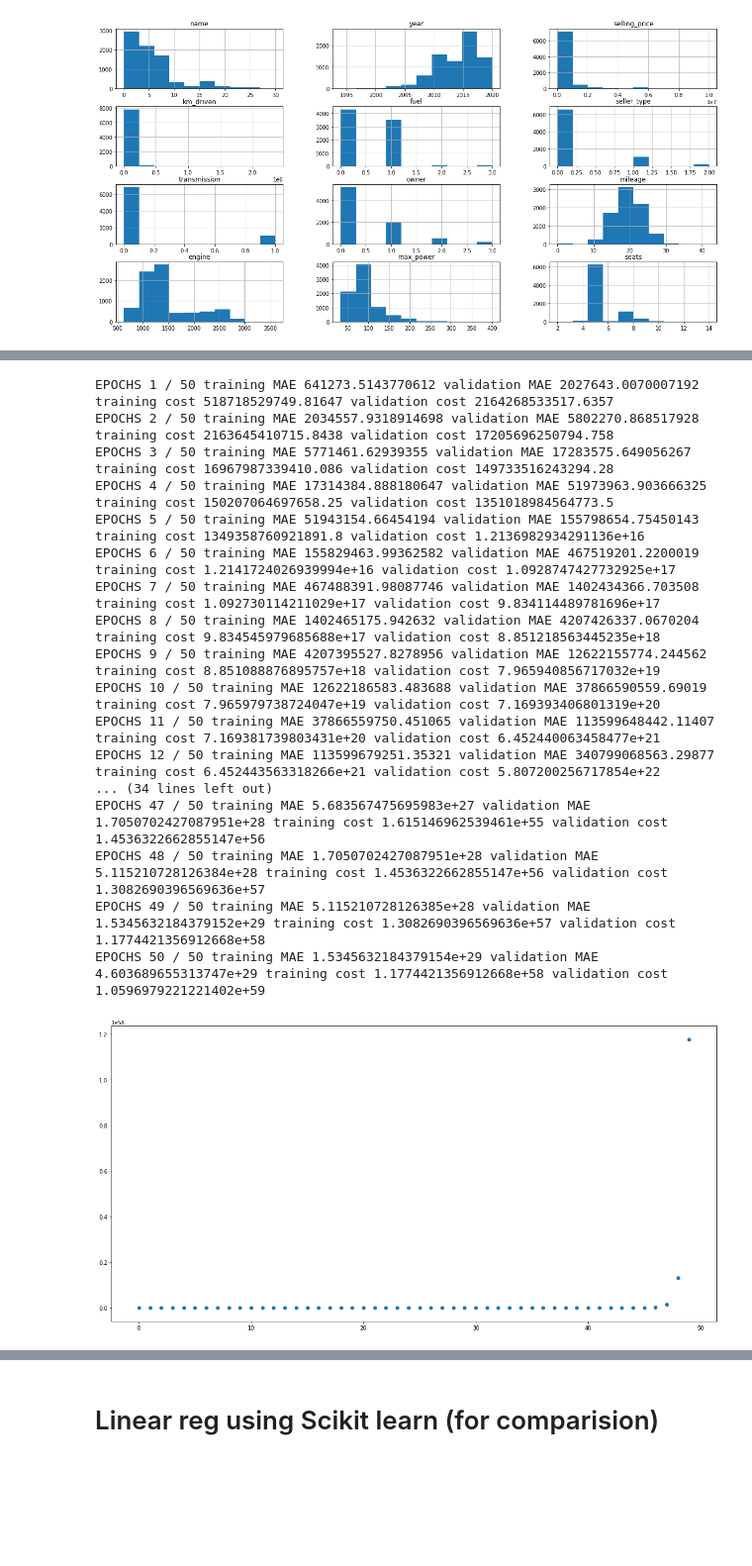
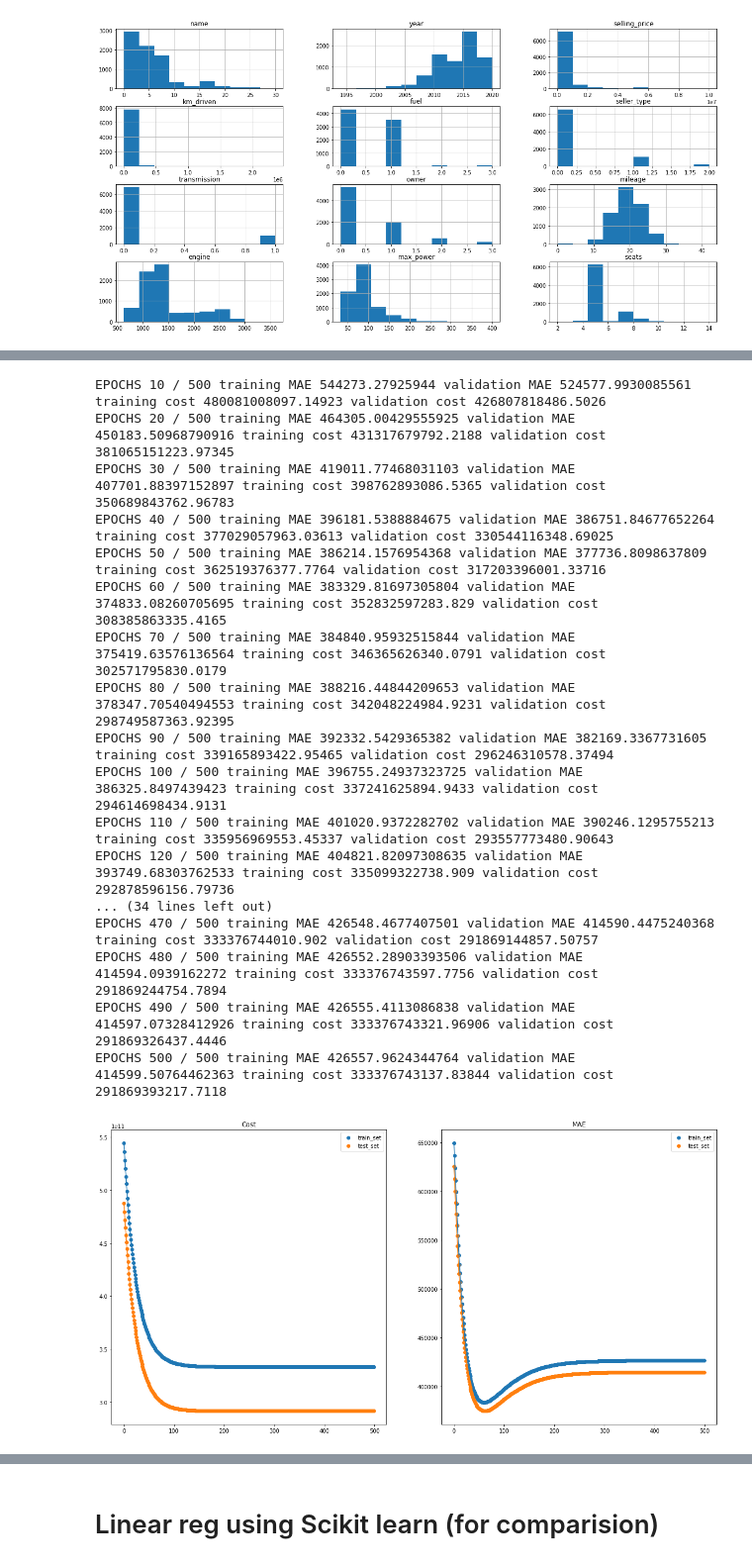
Before and after one commit to sreeharshaparuchur1/neuralNets, a Jupyter notebook: Linear Regression/linearRegression_carPrices.ipynb, the cells around one changed output, grey strips where cells are left out. Shown at 99% size. Drawn from its saved outputs; the diff is of its cells as text; code cells hidden in the pictures; blank space fills up the shorter version.

Commit message:
Added graphs

```diff
--- a/Linear Regression/linearRegression_carPrices.ipynb
+++ b/Linear Regression/linearRegression_carPrices.ipynb
@@ -9,7 +9,7 @@ import seaborn as sn
 from pylab import rcParams
 rcParams['figure.figsize'] = 20, 10
 # %%
-CAR_DATASET_PATH = "/car_price.csv"
+CAR_DATASET_PATH = "/content/car_price.csv"
 car_df = pd.read_csv(CAR_DATASET_PATH)
 car_df.head(10)
 # %% [output]
@@ -235,15 +229,34 @@ array([[<matplotlib.axes._subplots.AxesSubplot object at 0x...>,
 fig, ax = plt.subplots(4,3)
 
 ax[0,0].scatter([car_df["year"]], car_df["selling_price"])
+ax[0,0].title.set_text('Year')
+
 ax[0,1].scatter([car_df["km_driven"]], car_df["selling_price"])
+ax[0,1].title.set_text('km_driven')
+
 ax[0,2].scatter([car_df["fuel"]], car_df["selling_price"])
+ax[0,2].title.set_text('fuel')
+
 ax[1,0].scatter([car_df["engine"]], car_df["selling_price"])
+ax[1,0].title.set_text('engine')
+
 ax[1,1].scatter([car_df["max_power"]], car_df["selling_price"])
+ax[1,1].title.set_text('max_power')
+
 ax[1,2].scatter([car_df["seller_type"]], car_df["selling_price"])
+ax[1,2].title.set_text('seller_type')
+
 ax[2,0].scatter([car_df["owner"]], car_df["selling_price"])
+ax[2,0].title.set_text('owner')
+
 ax[2,1].scatter([car_df["name"]], car_df["selling_price"])
+ax[2,1].title.set_text('name')
+
 ax[2,2].scatter([car_df["seats"]], car_df["selling_price"])
-ax[3,0].scatter([car_df["mileage"]], car_df["selling_price"])
+ax[2,2].title.set_text('seats')
+
+ax[3,1].scatter([car_df["mileage"]], car_df["selling_price"])
+ax[3,1].title.set_text('mileage')
 
 plt.figure(figsize=(50,50))
 fig.show()
@@ -369,25 +412,27 @@ class MyLinearReg:
 # %%
  linearReg = MyLinearReg()
-slope, coeff = linearReg.fit(x_train.T, y_train, x_test.T, y_test, 1, 50)
+ LEARNING_RATE = 0.01
+ EPOCHS = 500 # looking at the graph 50 - 100 would be a good value to choose
+slope, coeff = linearReg.fit(x_train.T, y_train, x_test.T, y_test, LEARNING_RATE, EPOCHS)
 # %% [output]
-EPOCHS 1 / 50 training MAE 641273.5143770612 validation MAE 2027643.0070007192 training cost 518718529749.81647 validation cost 2164268533517.6357
-EPOCHS 2 / 50 training MAE 2034557.9318914698 validation MAE 5802270.868517928 training cost 2163645410715.8438 validation cost 17205696250794.758
-EPOCHS 3 / 50 training MAE 5771461.62939355 validation MAE 17283575.649056267 training cost 16967987339410.086 validation cost 149733516243294.28
-EPOCHS 4 / 50 training MAE 17314384.888180647 validation MAE 51973963.903666325 training cost 150207064697658.25 validation cost 1351018984564773.5
-EPOCHS 5 / 50 training MAE 51943154.66454194 validation MAE 155798654.75450143 training cost 1349358760921891.8 validation cost 1.2136982934291136e+16
-EPOCHS 6 / 50 training MAE 155829463.99362582 validation MAE 467519201.2200019 training cost 1.2141724026939994e+16 validation cost 1.0928747427732925e+17
-EPOCHS 7 / 50 training MAE 467488391.98087746 validation MAE 1402434366.703508 training cost 1.092730114211029e+17 validation cost 9.834114489781696e+17
-EPOCHS 8 / 50 training MAE 1402465175.942632 validation MAE 4207426337.0670204 training cost 9.834545979685688e+17 validation cost 8.851218563445235e+18
-EPOCHS 9 / 50 training MAE 4207395527.8278956 validation MAE 12622155774.244562 training cost 8.851088876895757e+18 validation cost 7.965940856717032e+19
-EPOCHS 10 / 50 training MAE 12622186583.483688 validation MAE 37866590559.69019 training cost 7.965979738724047e+19 validation cost 7.169393406801319e+20
-EPOCHS 11 / 50 training MAE 37866559750.451065 validation MAE 113599648442.11407 training cost 7.169381739803431e+20 validation cost 6.452440063458477e+21
-EPOCHS 12 / 50 training MAE 113599679251.35321 validation MAE 340799068563.29877 training cost 6.452443563318266e+21 validation cost 5.807200256717854e+22
+EPOCHS 10 / 500 training MAE 544273.27925944 validation MAE 524577.9930085561 training cost 480081008097.14923 validation cost 426807818486.5026
+EPOCHS 20 / 500 training MAE 464305.00429555925 validation MAE 450183.50968790916 training cost 431317679792.2188 validation cost 381065151223.97345
+EPOCHS 30 / 500 training MAE 419011.77468031103 validation MAE 407701.88397152897 training cost 398762893086.5365 validation cost 350689843762.96783
+EPOCHS 40 / 500 training MAE 396181.5388884675 validation MAE 386751.84677652264 training cost 377029057963.03613 validation cost 330544116348.69025
+EPOCHS 50 / 500 training MAE 386214.1576954368 validation MAE 377736.8098637809 training cost 362519376377.7764 validation cost 317203396001.33716
+EPOCHS 60 / 500 training MAE 383329.81697305804 validation MAE 374833.08260705695 training cost 352832597283.829 validation cost 308385863335.4165
+EPOCHS 70 / 500 training MAE 384840.95932515844 validation MAE 375419.63576136564 training cost 346365626340.0791 validation cost 302571795830.0179
+EPOCHS 80 / 500 training MAE 388216.44844209653 validation MAE 378347.70540494553 training cost 342048224984.9231 validation cost 298749587363.92395
+EPOCHS 90 / 500 training MAE 392332.5429365382 validation MAE 382169.3367731605 training cost 339165893422.95465 validation cost 296246310578.37494
+EPOCHS 100 / 500 training MAE 396755.24937323725 validation MAE 386325.8497439423 training cost 337241625894.9433 validation cost 294614698434.9131
+EPOCHS 110 / 500 training MAE 401020.9372282702 validation MAE 390246.1295755213 training cost 335956969553.45337 validation cost 293557773480.90643
+EPOCHS 120 / 500 training MAE 404821.82097308635 validation MAE 393749.68303762533 training cost 335099322738.909 validation cost 292878596156.79736
 ... (34 lines left out)
-EPOCHS 47 / 50 training MAE 5.683567475695983e+27 validation MAE 1.7050702427087951e+28 training cost 1.615146962539461e+55 validation cost 1.4536322662855147e+56
-EPOCHS 48 / 50 training MAE 1.7050702427087951e+28 validation MAE 5.115210728126384e+28 training cost 1.4536322662855147e+56 validation cost 1.3082690396569636e+57
-EPOCHS 49 / 50 training MAE 5.115210728126385e+28 validation MAE 1.5345632184379152e+29 training cost 1.3082690396569636e+57 validation cost 1.1774421356912668e+58
-EPOCHS 50 / 50 training MAE 1.5345632184379154e+29 validation MAE 4.603689655313747e+29 training cost 1.1774421356912668e+58 validation cost 1.0596979221221402e+59
+EPOCHS 470 / 500 training MAE 426548.4677407501 validation MAE 414590.4475240368 training cost 333376744010.902 validation cost 291869144857.50757
+EPOCHS 480 / 500 training MAE 426552.28903393506 validation MAE 414594.0939162272 training cost 333376743597.7756 validation cost 291869244754.7894
+EPOCHS 490 / 500 training MAE 426555.4113086838 validation MAE 414597.07328412926 training cost 333376743321.96906 validation cost 291869326437.4446
+EPOCHS 500 / 500 training MAE 426557.9624344764 validation MAE 414599.50764462363 training cost 333376743137.83844 validation cost 291869393217.7118
-[figure, old version]
+[figure, new version]
 # %%
 slope, coeff
 # %% [output]
```
Also changed, not shown: parts of 9 cells of this notebook.
